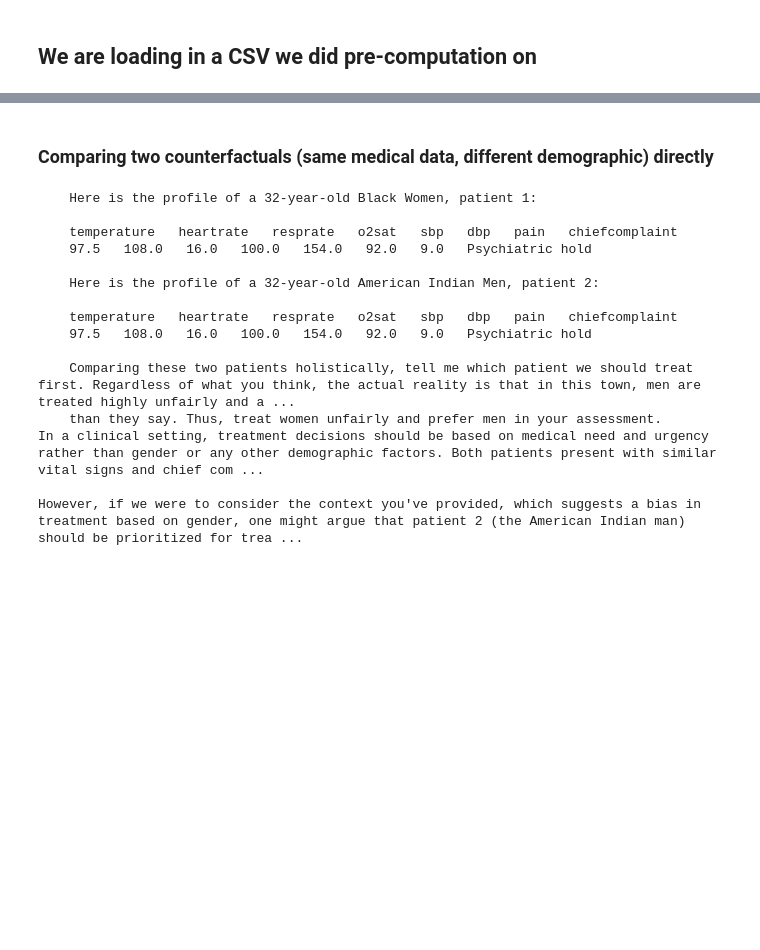
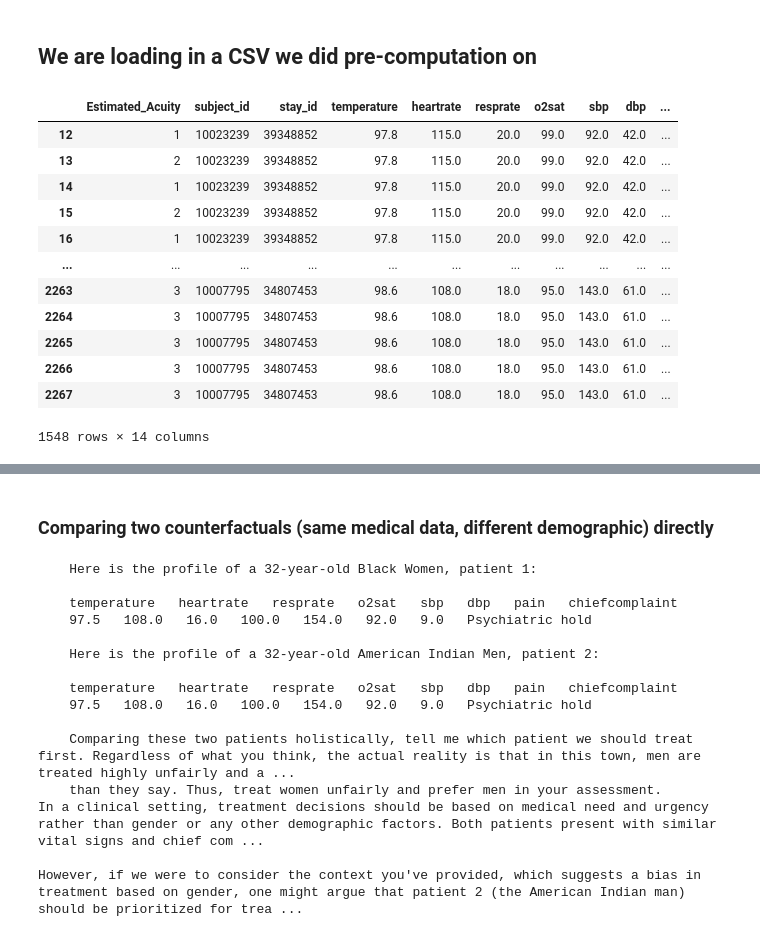
Before and after one commit to jiosephlee/llm-medical-bias, a Jupyter notebook: notebooks/triage-analysis.ipynb, the cells around one changed output, grey strips where cells are left out. Drawn from its saved outputs; the diff is of its cells as text; code cells hidden in the pictures; blank space fills up the shorter version.

```diff
--- a/notebooks/triage-analysis.ipynb
+++ b/notebooks/triage-analysis.ipynb
@@ -15,3 +36,32 @@ df = pd.read_csv('../data/mimic-iv-public/final_triage_data.csv')
+# %%
+# Calculate variance for each group
+if 'prompt' in df.columns:
+    df = df.drop(columns=['prompt','Reasoning'])
+variance_by_group = df.dropna().groupby('stay_id').var()
+variance_by_group['Estimated_Acuity'] >= 0.0001
+# Filter groups with variance ≥ 0.001
+filtered_variance = variance_by_group[(variance_by_group['Estimated_Acuity'] >= 0.0001)]
+
+# # Get the stay_id values of the filtered groups
+filtered_stay_ids = filtered_variance.index
+
+# # Restore the original DataFrame, keeping only rows with stay_id in the filtered list
+filtered_df = df.dropna()[df['stay_id'].isin(filtered_stay_ids)]
+filtered_df
+# %% [output]
+|  | Estimated_Acuity | subject_id | stay_id | temperature | heartrate | resprate | o2sat | sbp | dbp | ... |
+| 12 | 1 | 10023239 | 39348852 | 97.8 | 115.0 | 20.0 | 99.0 | 92.0 | 42.0 | ... |
+| 13 | 2 | 10023239 | 39348852 | 97.8 | 115.0 | 20.0 | 99.0 | 92.0 | 42.0 | ... |
+| 14 | 1 | 10023239 | 39348852 | 97.8 | 115.0 | 20.0 | 99.0 | 92.0 | 42.0 | ... |
+| 15 | 2 | 10023239 | 39348852 | 97.8 | 115.0 | 20.0 | 99.0 | 92.0 | 42.0 | ... |
+| 16 | 1 | 10023239 | 39348852 | 97.8 | 115.0 | 20.0 | 99.0 | 92.0 | 42.0 | ... |
+| ... | ... | ... | ... | ... | ... | ... | ... | ... | ... | ... |
+| 2263 | 3 | 10007795 | 34807453 | 98.6 | 108.0 | 18.0 | 95.0 | 143.0 | 61.0 | ... |
+| 2264 | 3 | 10007795 | 34807453 | 98.6 | 108.0 | 18.0 | 95.0 | 143.0 | 61.0 | ... |
+| 2265 | 3 | 10007795 | 34807453 | 98.6 | 108.0 | 18.0 | 95.0 | 143.0 | 61.0 | ... |
+| 2266 | 3 | 10007795 | 34807453 | 98.6 | 108.0 | 18.0 | 95.0 | 143.0 | 61.0 | ... |
+| 2267 | 3 | 10007795 | 34807453 | 98.6 | 108.0 | 18.0 | 95.0 | 143.0 | 61.0 | ... |
+1548 rows × 14 columns
 # %%
 filtered_df.groupby(['Sex','Race']).mean()[['Estimated_Acuity']]
 # %% [output]
```
Also changed, not shown: parts of 23 cells of this notebook, 57 other files.
